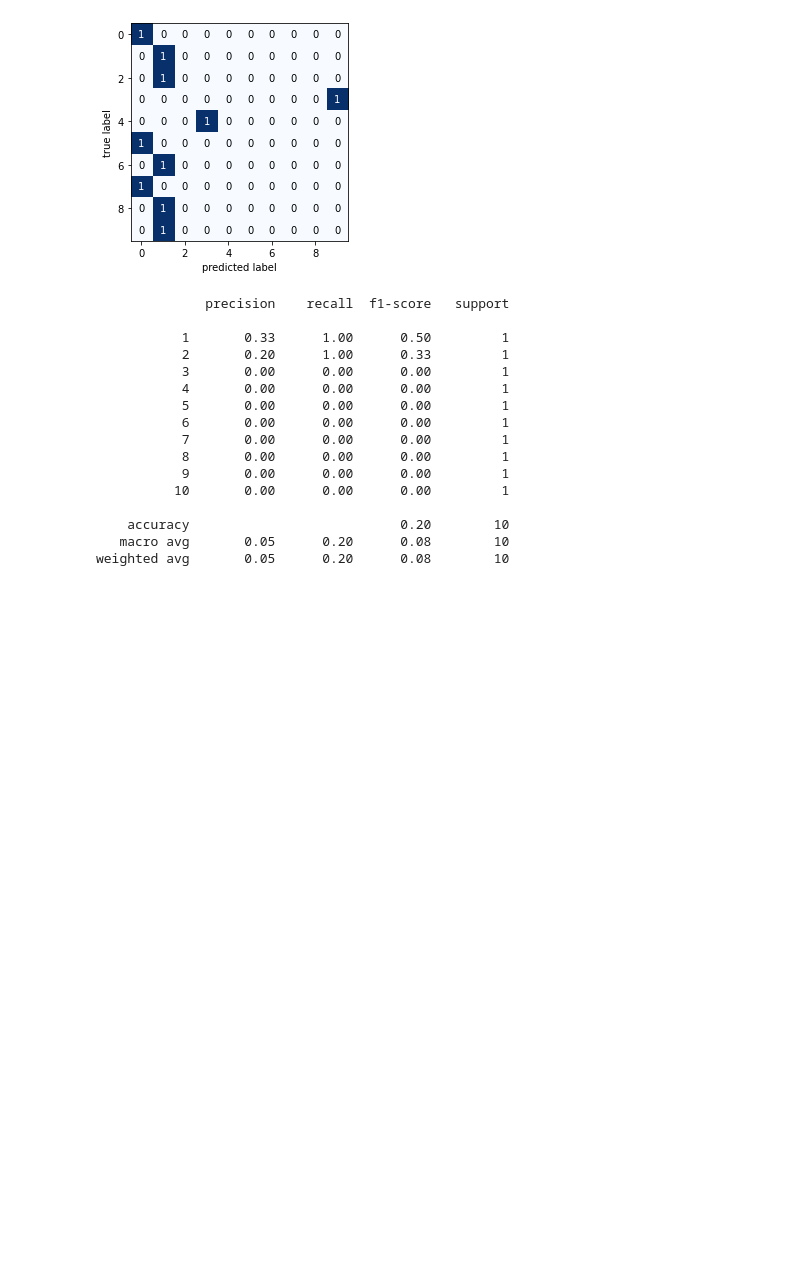
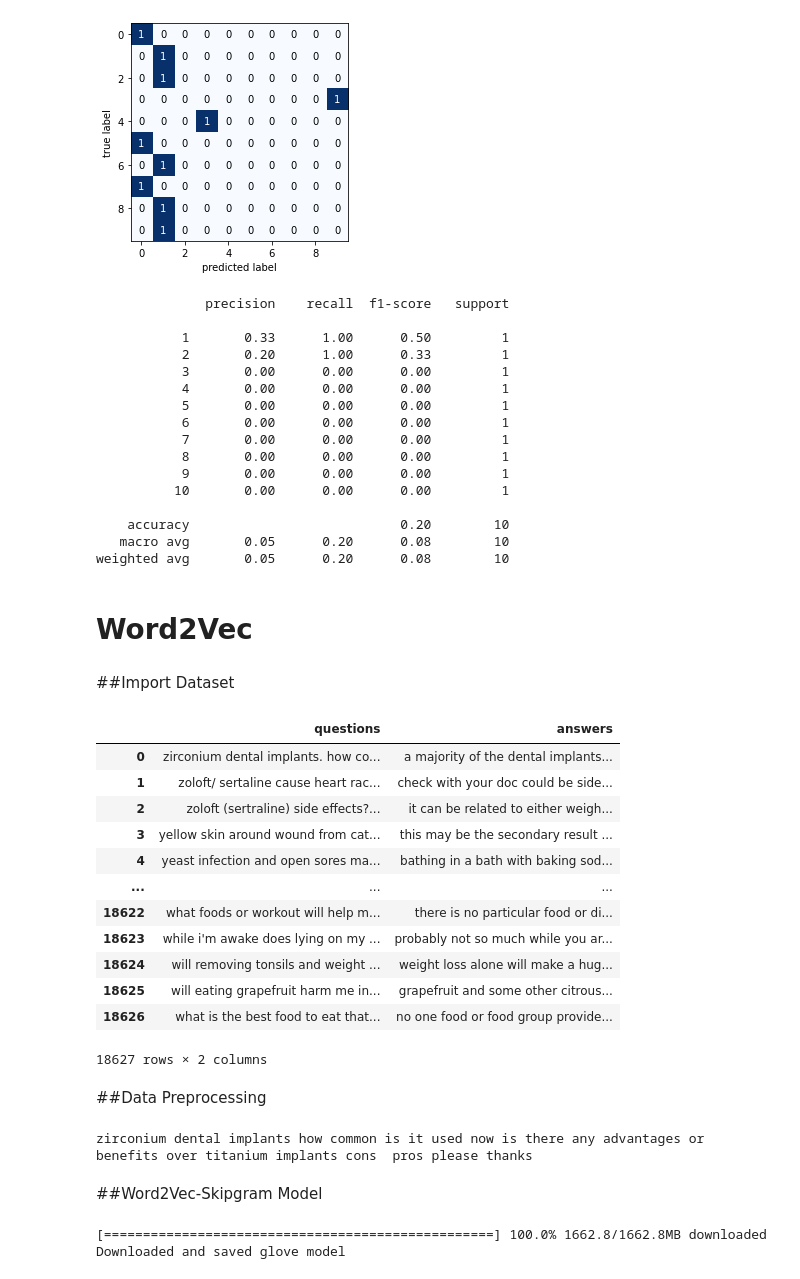
Before and after one commit to chandusayhi/AutomatedQuestionAnseringSystem, a Jupyter notebook: BagOfWords_NLP.ipynb, the cells around one changed output. Saved outputs shown, nothing was run; the diff lists cells and outputs as text; code cells hidden in the pictures; blank space fills up the shorter version.

```diff
--- a/BagOfWords_NLP.ipynb
+++ b/BagOfWords_NLP.ipynb
@@ -1130,3 +1130,32 @@ print(metrics.classification_report(list_data_answers, list_data_FoundCode))
     accuracy                           0.20        10
    macro avg       0.05      0.20      0.08        10
 weighted avg       0.05      0.20      0.08        10
+# %% [markdown]
+<h1><b>Word2Vec</b>
+# %% [markdown]
+##Import Dataset
+# %%
+import pandas as pd;
+
+#Loading dataset and rename columns
+
+df=pd.read_excel("/content/drive/MyDrive/AlmaBetter/Capestone_Projects/Deep_Learning_ML_Engineering/data/healthtapQAs_v1.xlsx");
+df.columns=["questions","answers"];
+
+df
+# %% [output]
+|  | questions | answers |
+| 0 | zirconium dental implants. how co... | a majority of the dental implants... |
+| 1 | zoloft/ sertaline cause heart rac... | check with your doc could be side... |
+| 2 | zoloft (sertraline) side effects?... | it can be related to either weigh... |
+| 3 | yellow skin around wound from cat... | this may be the secondary result ... |
+| 4 | yeast infection and open sores ma... | bathing in a bath with baking sod... |
+| ... | ... | ... |
+| 18622 | what foods or workout will help m... | there is no particular food or di... |
+| 18623 | while i'm awake does lying on my ... | probably not so much while you ar... |
+| 18624 | will removing tonsils and weight ... | weight loss alone will make a hug... |
+| 18625 | will eating grapefruit harm me in... | grapefruit and some other citrous... |
+| 18626 | what is the best food to eat that... | no one food or food group provide... |
+18627 rows × 2 columns
+# %% [markdown]
+##Data Preprocessing
@@ -1132,0 +1199,24 @@ weighted avg       0.05      0.20      0.08        10
+# %%
+print(cleaned_sentences_with_stopwords[0]);
+# %% [output]
+zirconium dental implants how common is it used now is there any advantages or benefits over titanium implants cons  pros please thanks
+# %% [markdown]
+##Word2Vec-Skipgram Model
+# %%
+from gensim.models import Word2Vec
+import gensim.downloader as api
+
+#loading Word2vec google news pretrained model
+v2w_model=None;
+try:
+    v2w_model = gensim.models.KeyedVectors.load("./w2vecmodel.mod")
+    print("Loaded saved W2V model")
+except:
+    v2w_model = api.load('word2vec-google-news-300')
+    v2w_model.save("./w2vecmodel.mod")
+    print("Downloaded and saved glove model")
+
+w2vec_embedding_size=len(v2w_model['computer']);
+# %% [output]
+[==================================================] 100.0% 1662.8/1662.8MB downloaded
+Downloaded and saved glove model
```
Also changed, not shown: parts of 12 cells of this notebook.
